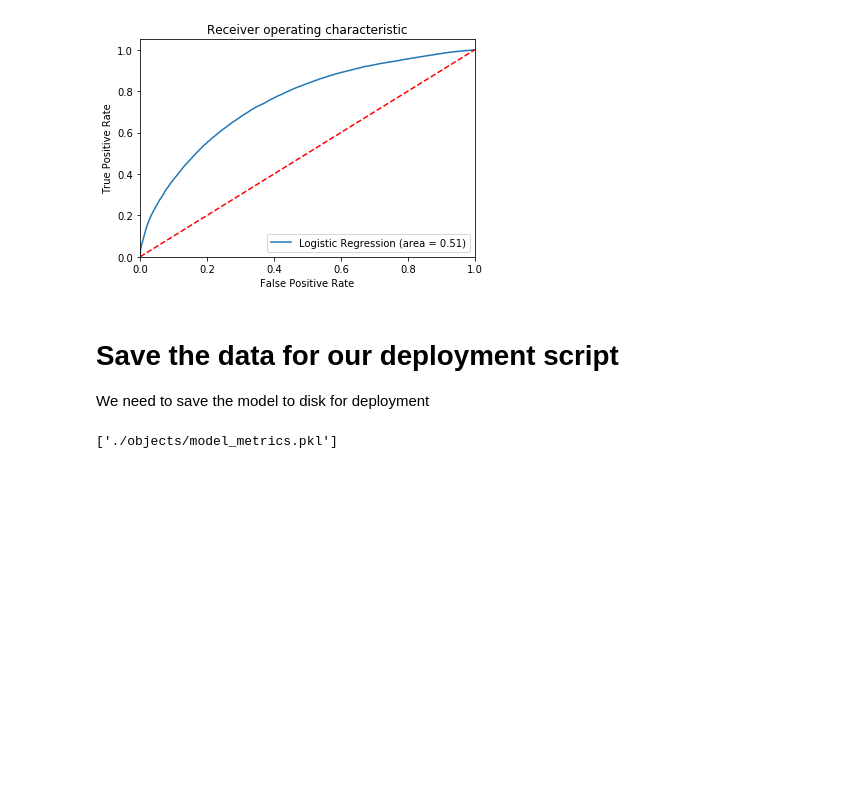
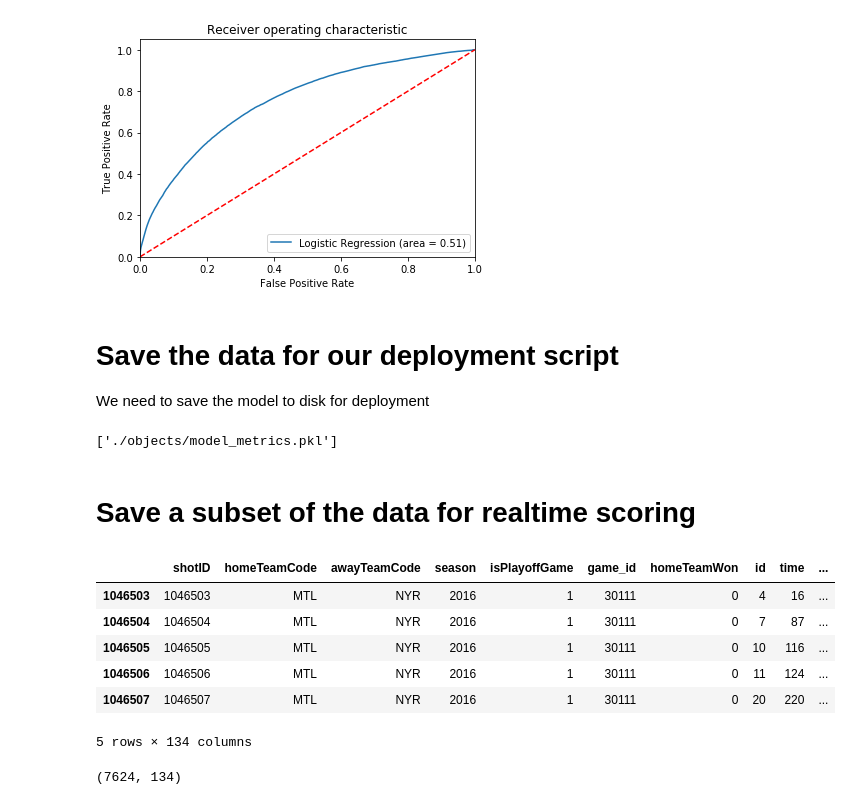
Before and after one commit to rosskipp/inspire-18-talk, a Jupyter notebook: models/python/hockey-shots.ipynb, the cells around one changed output. Cells and saved outputs as stored; diff of their text form; code cells hidden in the pictures; blank space fills up the shorter version.

```diff
--- a/models/python/hockey-shots.ipynb
+++ b/models/python/hockey-shots.ipynb
@@ -254,3 +232,20 @@ joblib.dump(shotTypeLabelsBack, './objects/shot_labels.pkl')
 joblib.dump(modelMetrics, './objects/model_metrics.pkl')
 # %% [output]
 ['./objects/model_metrics.pkl']
+# %% [markdown]
+# Save a subset of the data for realtime scoring
+# %%
+df_2016 = df_shots.loc[(df_shots['season'] == 2016) & (df_shots['isPlayoffGame'] == 1)]
+df_2016.head()
+# %% [output]
+|  | shotID | homeTeamCode | awayTeamCode | season | isPlayoffGame | game_id | homeTeamWon | id | time | ... |
+| 1046503 | 1046503 | MTL | NYR | 2016 | 1 | 30111 | 0 | 4 | 16 | ... |
+| 1046504 | 1046504 | MTL | NYR | 2016 | 1 | 30111 | 0 | 7 | 87 | ... |
+| 1046505 | 1046505 | MTL | NYR | 2016 | 1 | 30111 | 0 | 10 | 116 | ... |
+| 1046506 | 1046506 | MTL | NYR | 2016 | 1 | 30111 | 0 | 11 | 124 | ... |
+| 1046507 | 1046507 | MTL | NYR | 2016 | 1 | 30111 | 0 | 20 | 220 | ... |
+5 rows × 134 columns
+# %%
+df_2016.shape
+# %% [output]
+(7624, 134)
```
Also changed, not shown: parts of 9 cells of this notebook.
